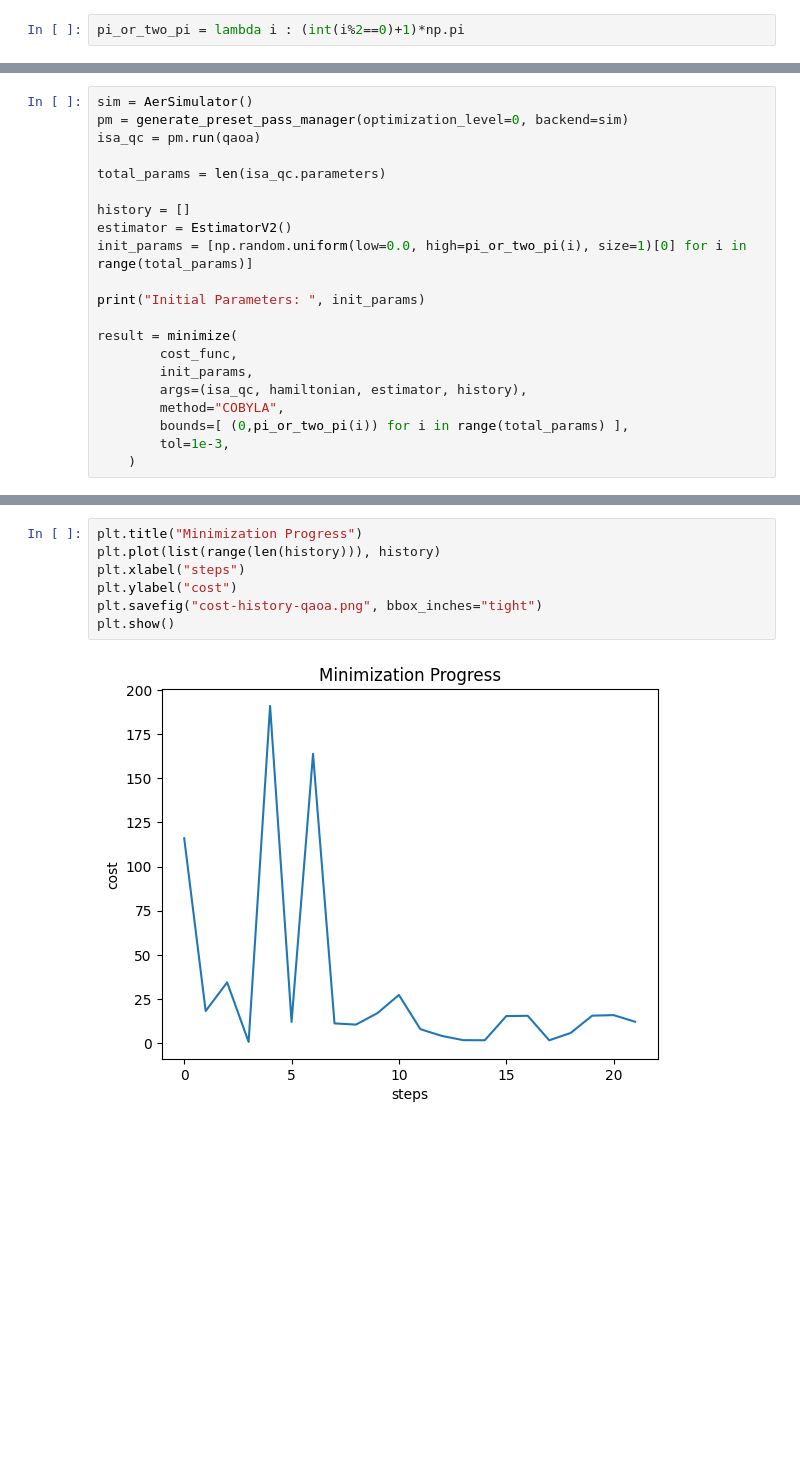
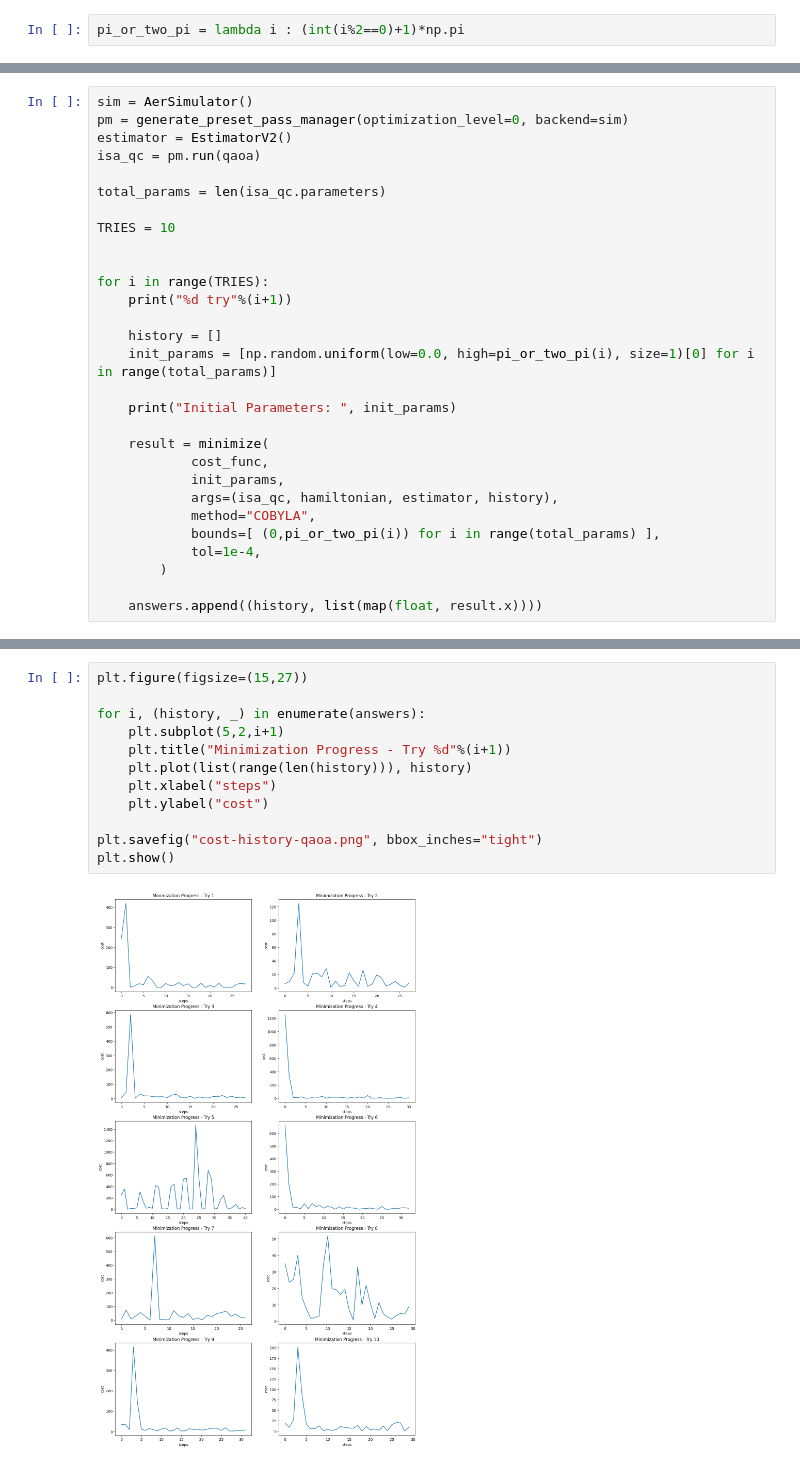
Before and after one commit to Dpbm/qnqueens, a Jupyter notebook: qaoa.ipynb, the cells around one changed output, grey strips where cells are left out. Saved outputs shown, nothing was run; the diff lists cells and outputs as text; blank space fills up the shorter version.

```diff
--- a/qaoa.ipynb
+++ b/qaoa.ipynb
@@ -241,22 +243,30 @@ pi_or_two_pi = lambda i : (int(i%2==0)+1)*np.pi
 # %%
 sim = AerSimulator()
 pm = generate_preset_pass_manager(optimization_level=0, backend=sim)
+estimator = EstimatorV2()
 isa_qc = pm.run(qaoa)
 
 total_params = len(isa_qc.parameters)
 
-history = []
-estimator = EstimatorV2()
-init_params = [np.random.uniform(low=0.0, high=pi_or_two_pi(i), size=1)[0] for i in range(total_params)]
+TRIES = 10
 
-print("Initial Parameters: ", init_params)
 
-result = minimize(
-        cost_func,
-        init_params,
-        args=(isa_qc, hamiltonian, estimator, history),
-        method="COBYLA",
-        bounds=[ (0,pi_or_two_pi(i)) for i in range(total_params) ],
-        tol=1e-3,
-    )
+for i in range(TRIES):
+    print("%d try"%(i+1))
+
+    history = []
+    init_params = [np.random.uniform(low=0.0, high=pi_or_two_pi(i), size=1)[0] for i in range(total_params)]
+
+    print("Initial Parameters: ", init_params)
+
+    result = minimize(
+            cost_func,
+            init_params,
+            args=(isa_qc, hamiltonian, estimator, history),
+            method="COBYLA",
+            bounds=[ (0,pi_or_two_pi(i)) for i in range(total_params) ],
+            tol=1e-4,
+        )
+
+    answers.append((history, list(map(float, result.x))))
 # %% [output]
@@ -280,9 +296,14 @@ Current cost:  12.119140625 ; params:  [6.28318531e+00 1.95312500e-03]
 # %%
-plt.title("Minimization Progress")
-plt.plot(list(range(len(history))), history)
-plt.xlabel("steps")
-plt.ylabel("cost")
+plt.figure(figsize=(15,27))
+
+for i, (history, _) in enumerate(answers):
+    plt.subplot(5,2,i+1)
+    plt.title("Minimization Progress - Try %d"%(i+1))
+    plt.plot(list(range(len(history))), history)
+    plt.xlabel("steps")
+    plt.ylabel("cost")
+
 plt.savefig("cost-history-qaoa.png", bbox_inches="tight")
 plt.show()
 # %% [output]
-[figure, old version]
+[figure, new version]
```
Also changed, not shown: parts of 7 cells of this notebook, 16 other files.
